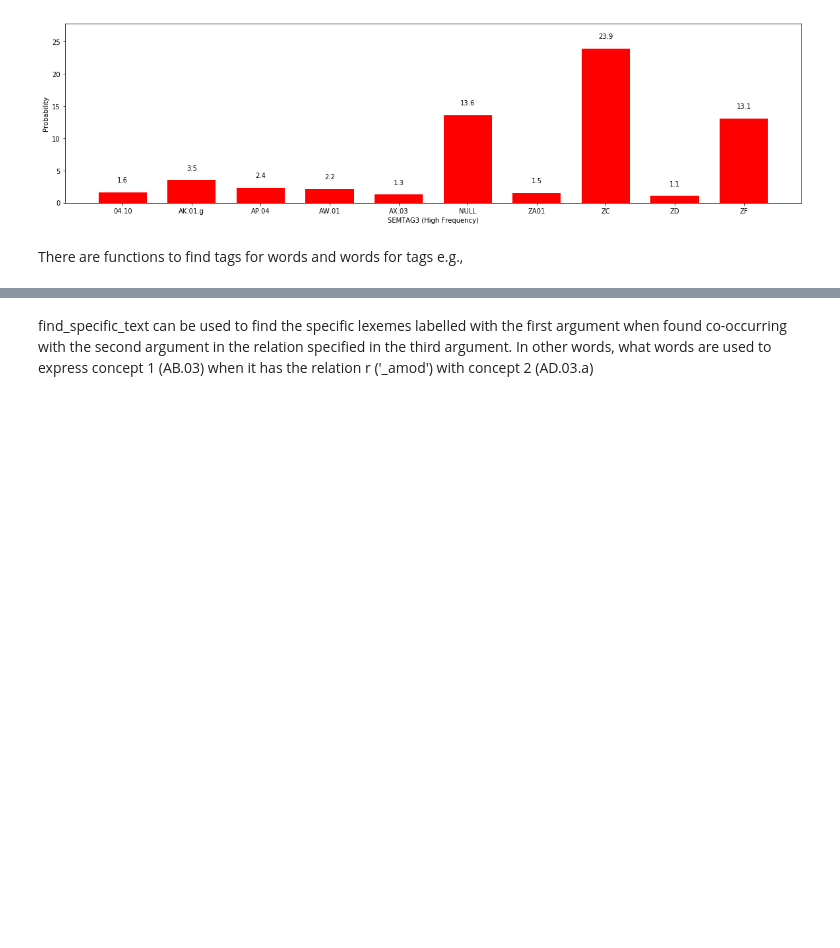
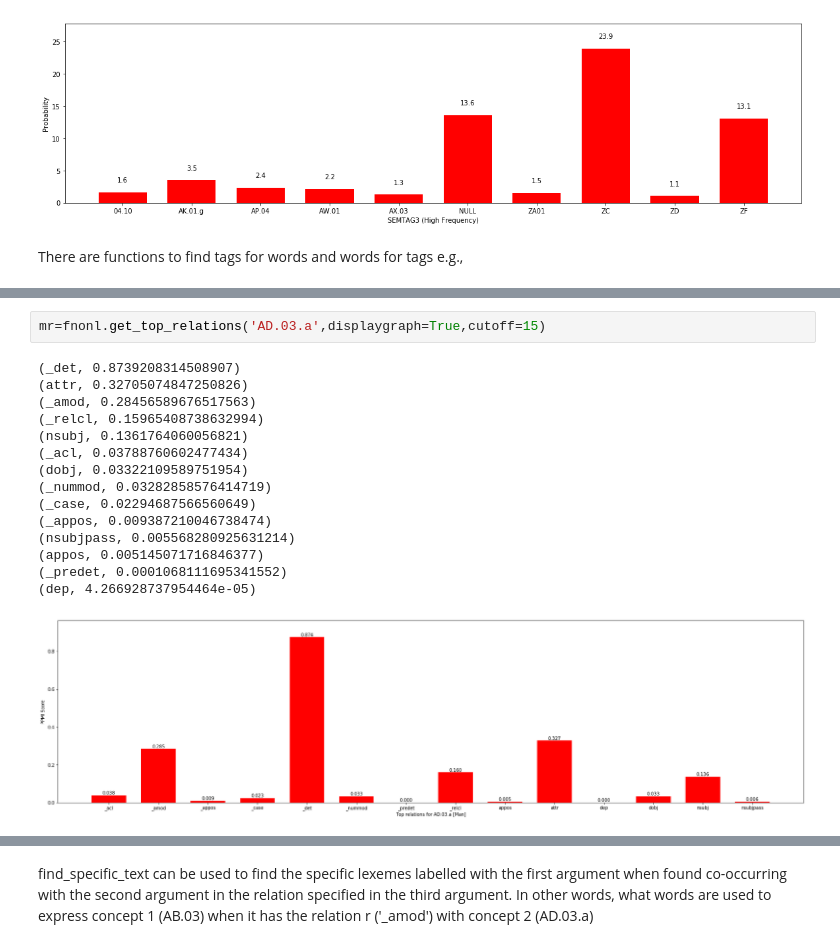
Before and after one commit to julieweeds/samdist, a Jupyter notebook: SamuelsViewer.ipynb, the cells around one changed output, grey strips where cells are left out. Cells and saved outputs as stored; diff of their text form; blank space fills up the shorter version.

```diff
--- a/SamuelsViewer.ipynb
+++ b/SamuelsViewer.ipynb
@@ -87,3 +92,21 @@ r=fnonl.get_top_relations('AD.03.b',displaygraph=True)
+# %%
+mr=fnonl.get_top_relations('AD.03.a',displaygraph=True,cutoff=15)
+# %% [output]
+(_det, 0.8739208314508907)
+(attr, 0.32705074847250826)
+(_amod, 0.28456589676517563)
+(_relcl, 0.15965408738632994)
+(nsubj, 0.1361764060056821)
+(_acl, 0.03788760602477434)
+(dobj, 0.03322109589751954)
+(_nummod, 0.03282858576414719)
+(_case, 0.02294687566560649)
+(_appos, 0.009387210046738474)
+(nsubjpass, 0.005568280925631214)
+(appos, 0.005145071716846377)
+(_predet, 0.0001068111695341552)
+(dep, 4.266928737954464e-05)
+[figure, added]
 # %%
 w=fnonl.get_top_features('AD.03.b',rel='_amod',displaygraph=True)
 # %% [output]
```
Also changed, not shown: parts of 14 cells of this notebook, 3 other files.
